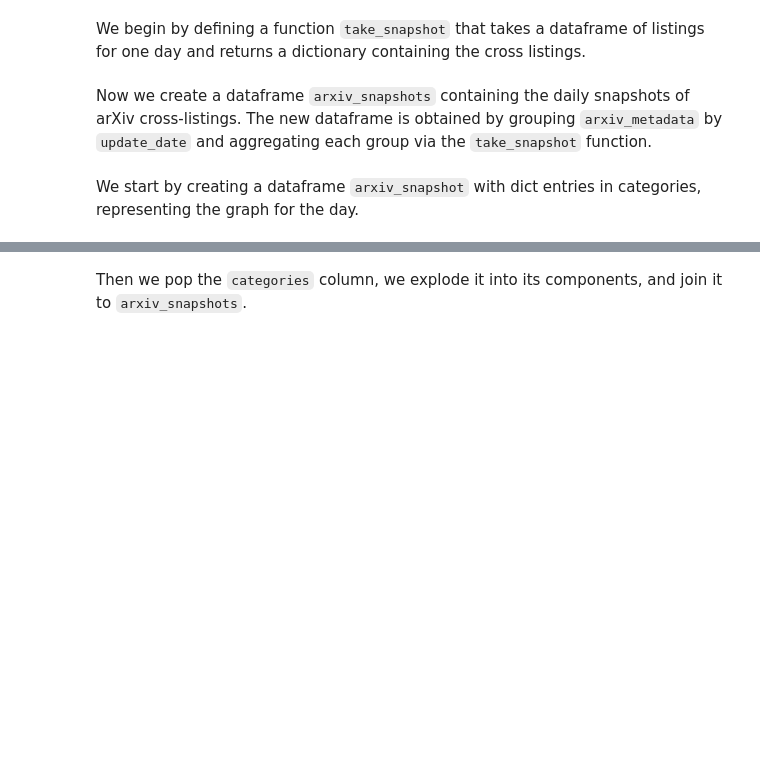
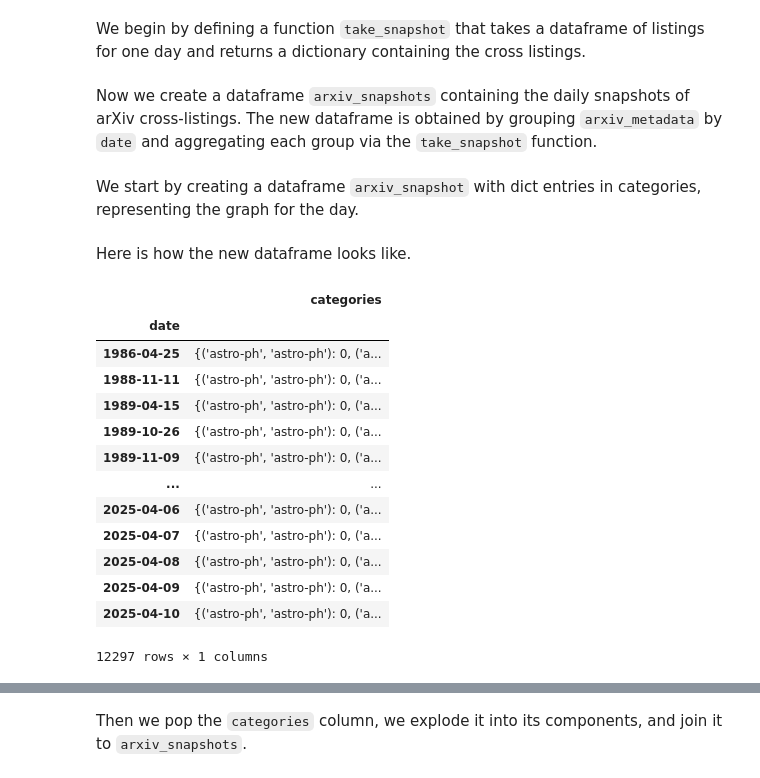
Before and after one commit to albesianor/arxiv-heatmap, a Jupyter notebook: notes/crunching.ipynb, the cells around one changed output, grey strips where cells are left out. Drawn from its saved outputs; the diff is of its cells as text; code cells hidden in the pictures; blank space fills up the shorter version.

```diff
--- a/notes/crunching.ipynb
+++ b/notes/crunching.ipynb
@@ -45,7 +45,7 @@ def take_snapshot(group: pd.Series) -> dict:
             graph_edges[tuple(sorted(edge))] += 1
     return graph_edges
 # %% [markdown]
-Now we create a dataframe `arxiv_snapshots` containing the daily snapshots of arXiv cross-listings.  The new dataframe is obtained by grouping `arxiv_metadata` by `update_date` and aggregating each group via the `take_snapshot` function.
+Now we create a dataframe `arxiv_snapshots` containing the daily snapshots of arXiv cross-listings.  The new dataframe is obtained by grouping `arxiv_metadata` by `date` and aggregating each group via the `take_snapshot` function.
 # %% [markdown]
 We start by creating a dataframe `arxiv_snapshot` with dict entries in categories, representing the graph for the day.
 # %%
@@ -53 +53,20 @@ arxiv_snapshots = arxiv_metadata.drop(columns=['id']).groupby('update_date').agg
+# %% [markdown]
+Here is how the new dataframe looks like.
+# %%
+arxiv_snapshots
+# %% [output]
+|  | categories |
+| date |  |
+| 1986-04-25 | {('astro-ph', 'astro-ph'): 0, ('a... |
+| 1988-11-11 | {('astro-ph', 'astro-ph'): 0, ('a... |
+| 1989-04-15 | {('astro-ph', 'astro-ph'): 0, ('a... |
+| 1989-10-26 | {('astro-ph', 'astro-ph'): 0, ('a... |
+| 1989-11-09 | {('astro-ph', 'astro-ph'): 0, ('a... |
+| ... | ... |
+| 2025-04-06 | {('astro-ph', 'astro-ph'): 0, ('a... |
+| 2025-04-07 | {('astro-ph', 'astro-ph'): 0, ('a... |
+| 2025-04-08 | {('astro-ph', 'astro-ph'): 0, ('a... |
+| 2025-04-09 | {('astro-ph', 'astro-ph'): 0, ('a... |
+| 2025-04-10 | {('astro-ph', 'astro-ph'): 0, ('a... |
+12297 rows × 1 columns
 # %% [markdown]
```
Also changed, not shown: parts of 20 cells of this notebook, 7 other files.
